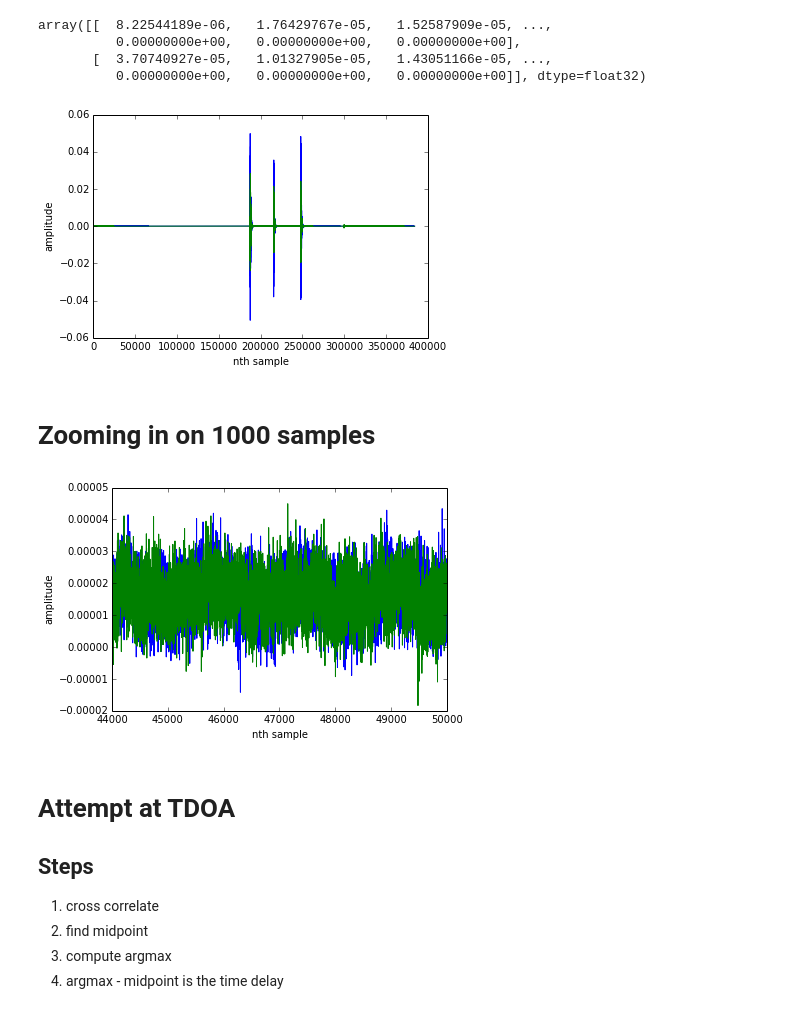
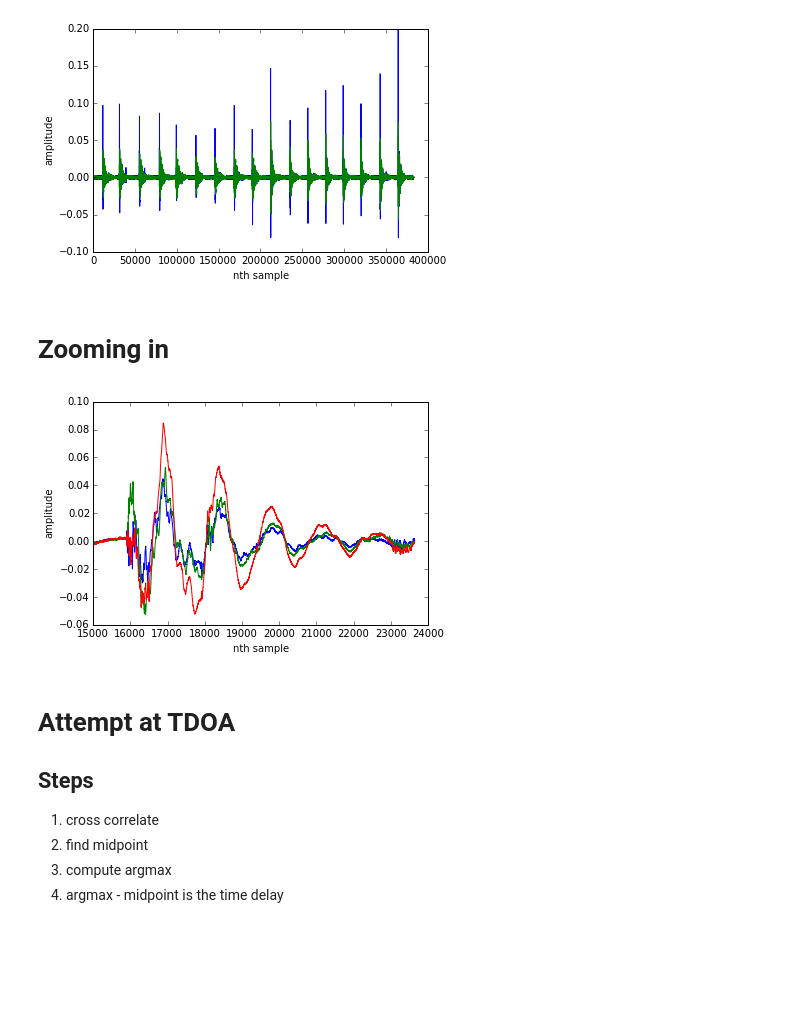
Before and after one commit to mvcisback/damped_waveguide, a Jupyter notebook: tdoa.ipynb, the cells around one changed output. Drawn from its saved outputs; the diff is of its cells as text; code cells hidden in the pictures; blank space fills up the shorter version.

Commit message:
added drum images

```diff
--- a/tdoa.ipynb
+++ b/tdoa.ipynb
@@ -16,4 +22,9 @@ from jacked import easy_client
 # %%
-with easy_client(name="captest", channels_in=2, channels_out=2) as client:
-    captured = client.capture(sec=4)
-    SAMPLE_RATE = client.sample_rate
+with easy_client(name="captest", channels_in=3, channels_out=2) as client:
+    for i in range(1,46):
+        print(i)
+        time.sleep(2.5)
+        print(i)
+        captured = client.capture(sec=4)
+        SAMPLE_RATE = client.sample_rate
+        savetxt("data/data{}.txt".format(i), captured)
@@ -20,10 +49,9 @@ with easy_client(name="captest", channels_in=2, channels_out=2) as client:
-# %%
-captured
-# %% [output]
-array([[  8.22544189e-06,   1.76429767e-05,   1.52587909e-05, ...,
-          0.00000000e+00,   0.00000000e+00,   0.00000000e+00],
-       [  3.70740927e-05,   1.01327905e-05,   1.43051166e-05, ...,
-          0.00000000e+00,   0.00000000e+00,   0.00000000e+00]], dtype=float32)
+# %%
+captured_8 = loadtxt("tap_data/data8.txt")
+captured_37 = loadtxt("tap_data/data37.txt")
+captured_25 = loadtxt("tap_data/data25.txt")
+captured_23 = loadtxt("tap_data/data23.txt")
+captured = captured_23
 # %%
 plt.plot(captured[0])
 plt.plot(captured[1])
@@ -31,19 +59,21 @@ plt.xlabel("nth sample")
 plt.ylabel("amplitude")
 plt.show()
 # %% [output]
-[figure, old version]
+[figure, new version]
 # %% [markdown]
-# Zooming in on 1000 samples
+# Zooming in
 # %%
-START = 44000
-x = range(START, START+6000)
-plt.plot(x, captured[0, START:START+6000])
-plt.plot(x, captured[1, START:START+6000])
+START = 15000
+OFFSET = int(90e-3 * SAMPLE_RATE)
+x = range(START, START+OFFSET)
+plt.plot(x, captured[0, START:START+OFFSET])
+plt.plot(x, captured[1, START:START+OFFSET])
+plt.plot(x, captured[2, START:START+OFFSET])
 plt.xlabel("nth sample")
 plt.ylabel("amplitude")
 plt.show()
 # %% [output]
-[figure, old version]
+[figure, new version]
 # %% [markdown]
 # Attempt at TDOA
 ## Steps
```
Also changed, not shown: parts of 12 cells of this notebook, 5 other files.
